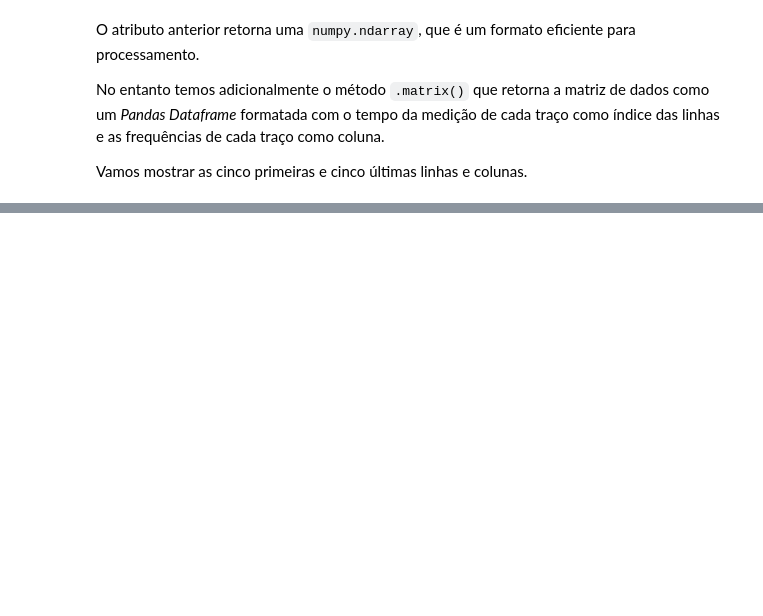
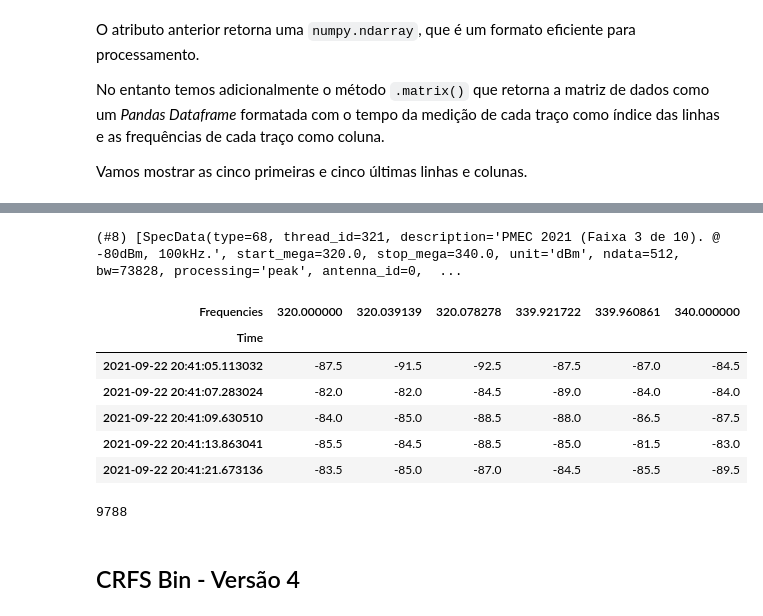
Before and after one commit to ronaldokun/rfpye, a Jupyter notebook: nbs/index.ipynb, the cells around one changed output, grey strips where cells are left out. Cells and saved outputs as stored; diff of their text form; code cells hidden in the pictures; blank space fills up the shorter version.

```diff
--- a/nbs/index.ipynb
+++ b/nbs/index.ipynb
@@ -226,0 +257,21 @@ fluxo.matrix().iloc[-5:, -5:]
+# %%
+fluxo = compressed['spectrum'] ; fluxos
+# %% [output]
+(#8) [SpecData(type=68, thread_id=321, description='PMEC 2021 (Faixa 3 de 10). @ -80dBm, 100kHz.', start_mega=320.0, stop_mega=340.0, unit='dBm', ndata=512, bw=73828, processing='peak', antenna_id=0,  ...
+# %%
+fluxo = fluxos[0]
+fluxo.matrix().iloc[:5, [0, 1, 2, -3, -2, -1]]
+# %% [output]
+| Frequencies | 320.000000 | 320.039139 | 320.078278 | 339.921722 | 339.960861 | 340.000000 |
+| Time |  |  |  |  |  |  |
+| 2021-09-22 20:41:05.113032 | -87.5 | -91.5 | -92.5 | -87.5 | -87.0 | -84.5 |
+| 2021-09-22 20:41:07.283024 | -82.0 | -82.0 | -84.5 | -89.0 | -84.0 | -84.0 |
+| 2021-09-22 20:41:09.630510 | -84.0 | -85.0 | -88.5 | -88.0 | -86.5 | -87.5 |
+| 2021-09-22 20:41:13.863041 | -85.5 | -84.5 | -88.5 | -85.0 | -81.5 | -83.0 |
+| 2021-09-22 20:41:21.673136 | -83.5 | -85.0 | -87.0 | -84.5 | -85.5 | -89.5 |
+# %%
+print(len(fluxo))
+# %% [output]
+9788
+# %% [markdown]
+## CRFS Bin - Versão 4
```
Also changed, not shown: parts of 23 cells of this notebook, 6 other files.
